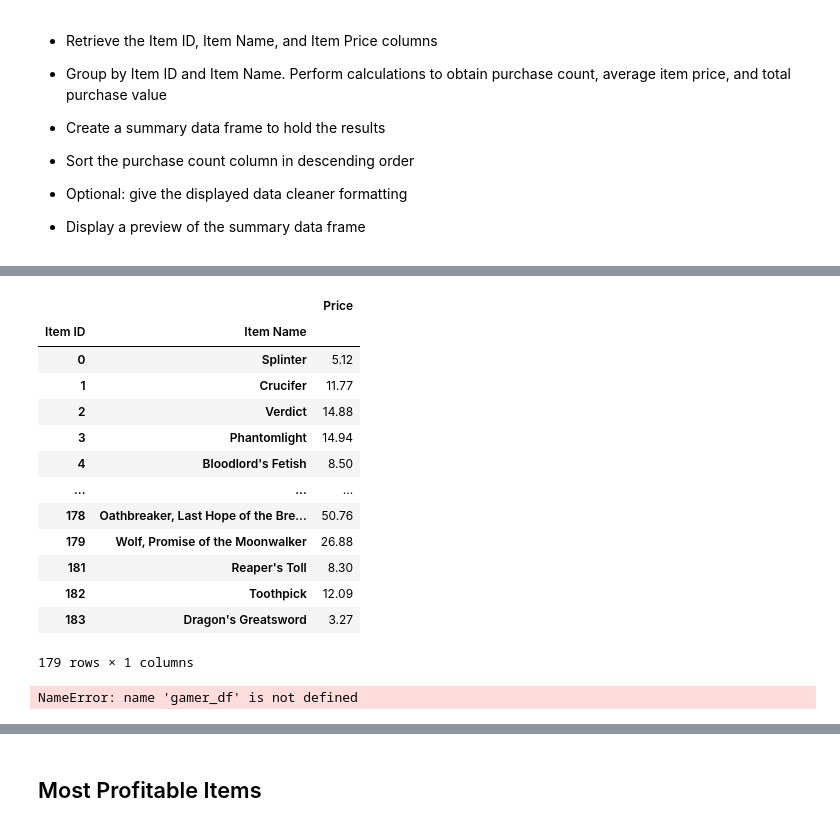
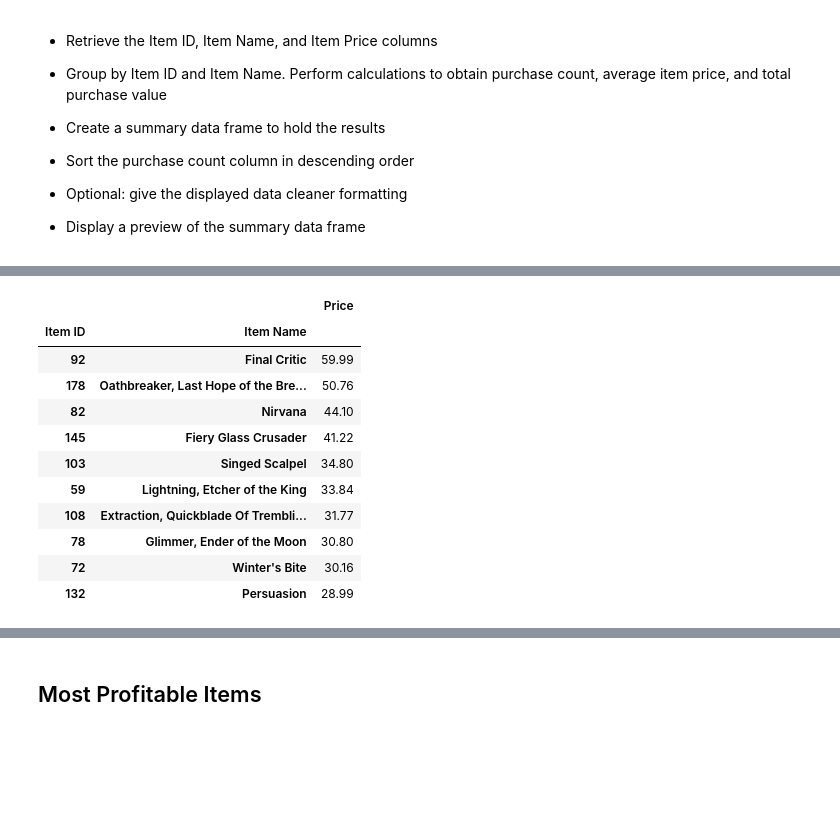
Before and after one commit to cdturner618/Panda-Challenge, a Jupyter notebook: HeroesOfPymoli/HeroesOfPymoli_starter.ipynb, the cells around one changed output, grey strips where cells are left out. Saved outputs shown, nothing was run; the diff lists cells and outputs as text; code cells hidden in the pictures; blank space fills up the shorter version.

```diff
--- a/HeroesOfPymoli/HeroesOfPymoli_starter.ipynb
+++ b/HeroesOfPymoli/HeroesOfPymoli_starter.ipynb
@@ -677,5 +672,0 @@ ID_Price.head()
-# %%
-#Item price
-item_group=ID_Price.groupby(["Item ID","Item Name"])
-item_mean=round(item_group.mean(),2)
-item_mean.head()
@@ -690,26 +673,20 @@ item_mean.head()
 # %%
 #Item Sum price
 item_sum=item_group.sum()
 item_sum
+
+Sorting3_df = item_sum.sort_values("Price",ascending=False )
+Sorting3_df.head(10)
 # %% [output]
 |  |  | Price |
 | Item ID | Item Name |  |
-| 0 | Splinter | 5.12 |
-| 1 | Crucifer | 11.77 |
-| 2 | Verdict | 14.88 |
-| 3 | Phantomlight | 14.94 |
-| 4 | Bloodlord's Fetish | 8.50 |
-| ... | ... | ... |
+| 92 | Final Critic | 59.99 |
 | 178 | Oathbreaker, Last Hope of the Bre... | 50.76 |
-| 179 | Wolf, Promise of the Moonwalker | 26.88 |
-| 181 | Reaper's Toll | 8.30 |
-| 182 | Toothpick | 12.09 |
-| 183 | Dragon's Greatsword | 3.27 |
+| 82 | Nirvana | 44.10 |
+| 145 | Fiery Glass Crusader | 41.22 |
+| 103 | Singed Scalpel | 34.80 |
+| 59 | Lightning, Etcher of the King | 33.84 |
+| 108 | Extraction, Quickblade Of Trembli... | 31.77 |
+| 78 | Glimmer, Ender of the Moon | 30.80 |
+| 72 | Winter's Bite | 30.16 |
+| 132 | Persuasion | 28.99 |
-179 rows × 1 columns
-# %%
-counts_of_items= gamer_df["Item ID"].value_counts()
-ID_Price["Count"]=counts_of_items
-
-gamer_df.head()
-# %% [output]
-NameError: name 'gamer_df' is not defined
```
Also changed, not shown: parts of 6 cells of this notebook.
